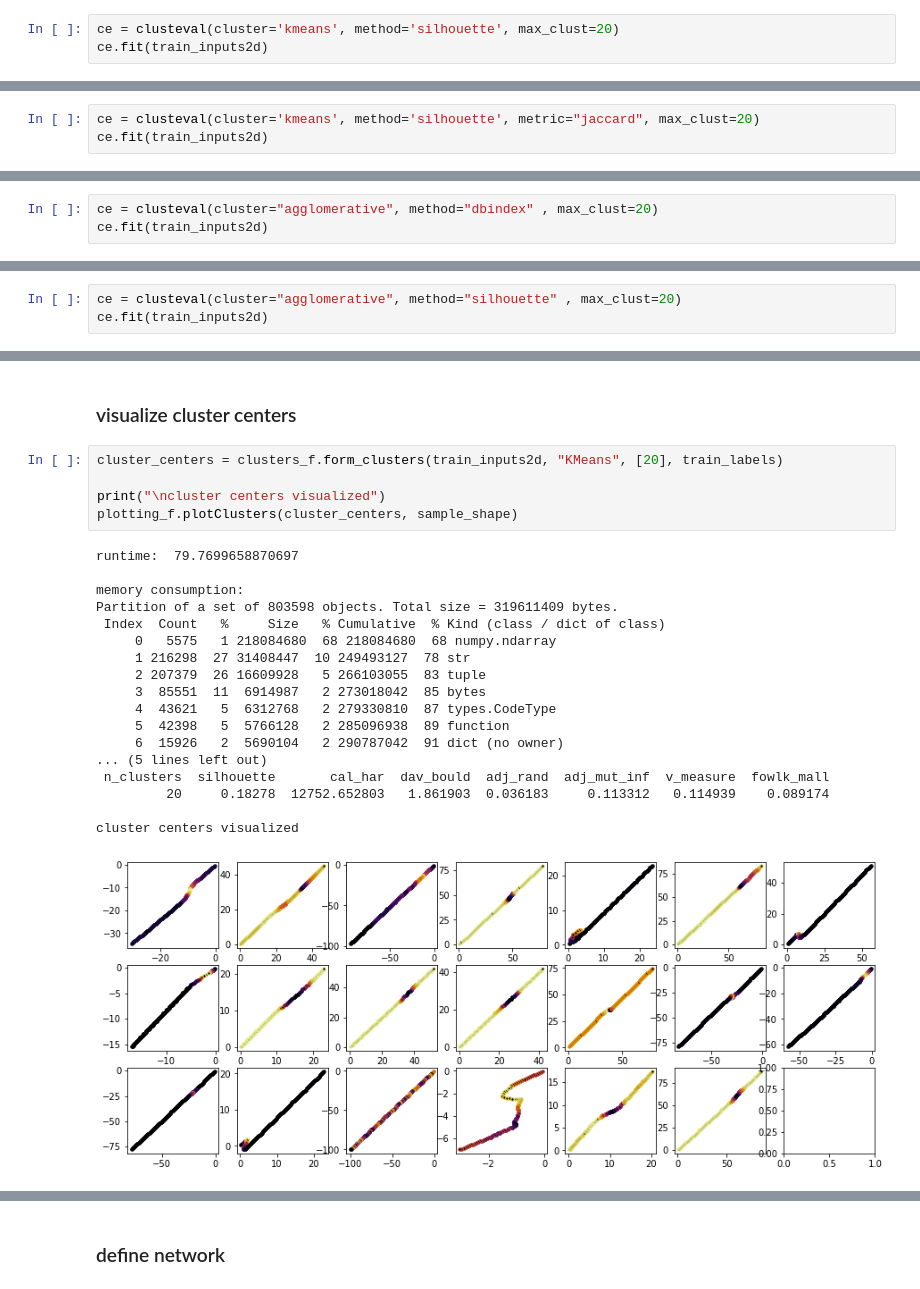
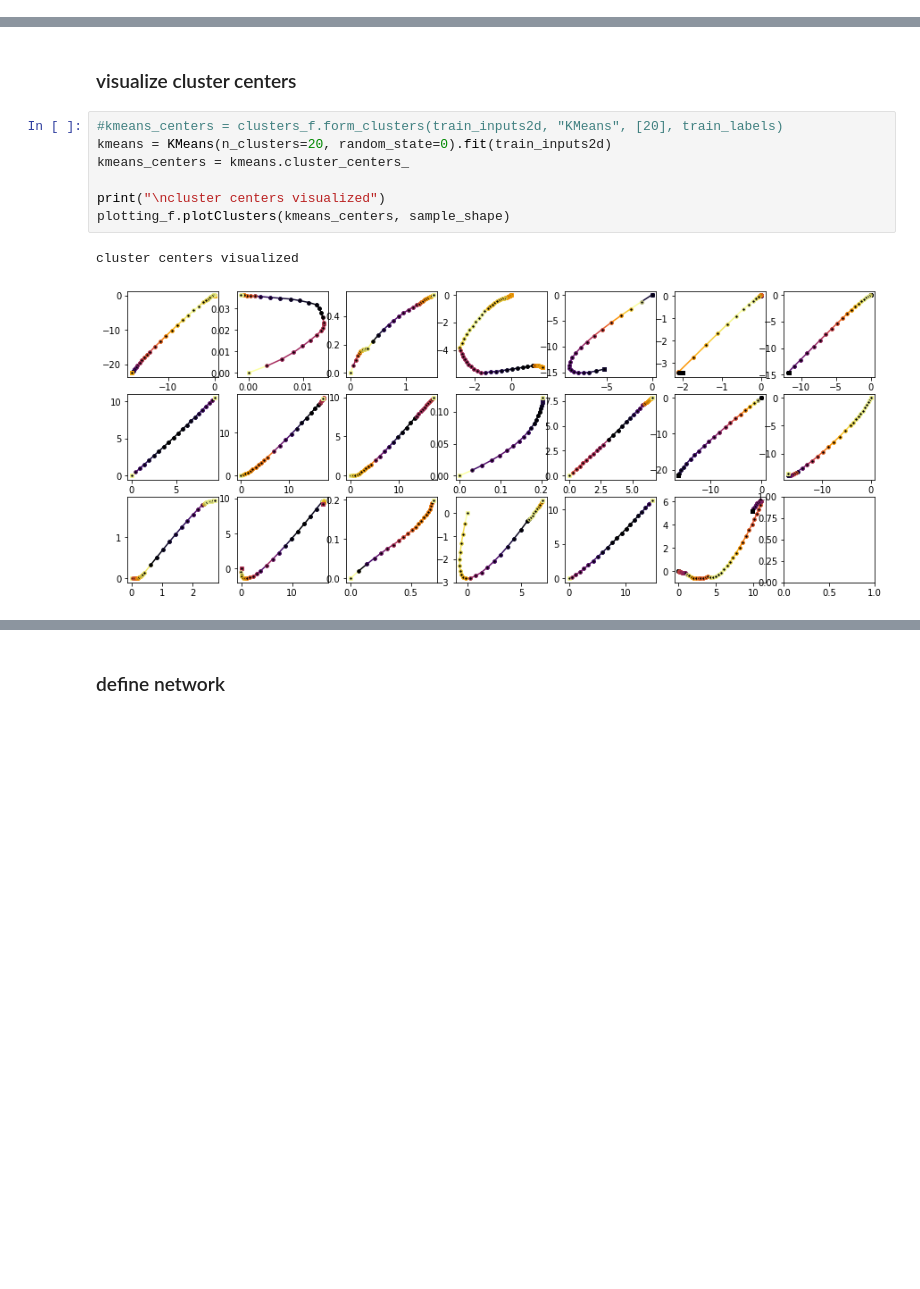
Before and after one commit to gourarushi/Character-Trajectory, a Jupyter notebook: project/CharacterTrajectories_Patches.ipynb, the cells around one changed output, grey strips where cells are left out. Drawn from its saved outputs; the diff is of its cells as text; blank space fills up the shorter version.

```diff
--- a/project/CharacterTrajectories_Patches.ipynb
+++ b/project/CharacterTrajectories_Patches.ipynb
@@ -272,3 +180,0 @@ Requirement already satisfied: six in /usr/local/lib/python3.6/dist-packages (fr
-# %%
-ce = clusteval(cluster='kmeans', method='silhouette', max_clust=20)
-ce.fit(train_inputs2d)
@@ -303,3 +180,0 @@ ce.plot()
-# %%
-ce = clusteval(cluster='kmeans', method='silhouette', metric="jaccard", max_clust=20)
-ce.fit(train_inputs2d)
@@ -334,3 +180,0 @@ ce.plot()
-# %%
-ce = clusteval(cluster="agglomerative", method="dbindex" , max_clust=20)
-ce.fit(train_inputs2d)
@@ -366,3 +180,0 @@ ce.plot()
-# %%
-ce = clusteval(cluster="agglomerative", method="silhouette" , max_clust=20)
-ce.fit(train_inputs2d)
@@ -398,26 +181,12 @@ ce.plot()
 # %% [markdown]
 ### visualize cluster centers
 # %%
-cluster_centers = clusters_f.form_clusters(train_inputs2d, "KMeans", [20], train_labels)
+#kmeans_centers = clusters_f.form_clusters(train_inputs2d, "KMeans", [20], train_labels)
+kmeans = KMeans(n_clusters=20, random_state=0).fit(train_inputs2d)
+kmeans_centers = kmeans.cluster_centers_
 
 print("\ncluster centers visualized")
-plotting_f.plotClusters(cluster_centers, sample_shape)
+plotting_f.plotClusters(kmeans_centers, sample_shape)
 # %% [output]
-runtime:  79.7699658870697
-
-memory consumption:
-Partition of a set of 803598 objects. Total size = 319611409 bytes.
- Index  Count   %     Size   % Cumulative  % Kind (class / dict of class)
-     0   5575   1 218084680  68 218084680  68 numpy.ndarray
-     1 216298  27 31408447  10 249493127  78 str
-     2 207379  26 16609928   5 266103055  83 tuple
-     3  85551  11  6914987   2 273018042  85 bytes
-     4  43621   5  6312768   2 279330810  87 types.CodeType
-     5  42398   5  5766128   2 285096938  89 function
-     6  15926   2  5690104   2 290787042  91 dict (no owner)
-... (5 lines left out)
- n_clusters  silhouette       cal_har  dav_bould  adj_rand  adj_mut_inf  v_measure  fowlk_mall
-         20     0.18278  12752.652803   1.861903  0.036183     0.113312   0.114939    0.089174
-
 cluster centers visualized
-[figure, old version]
+[figure, new version]
```
Also changed, not shown: parts of 45 cells of this notebook.
